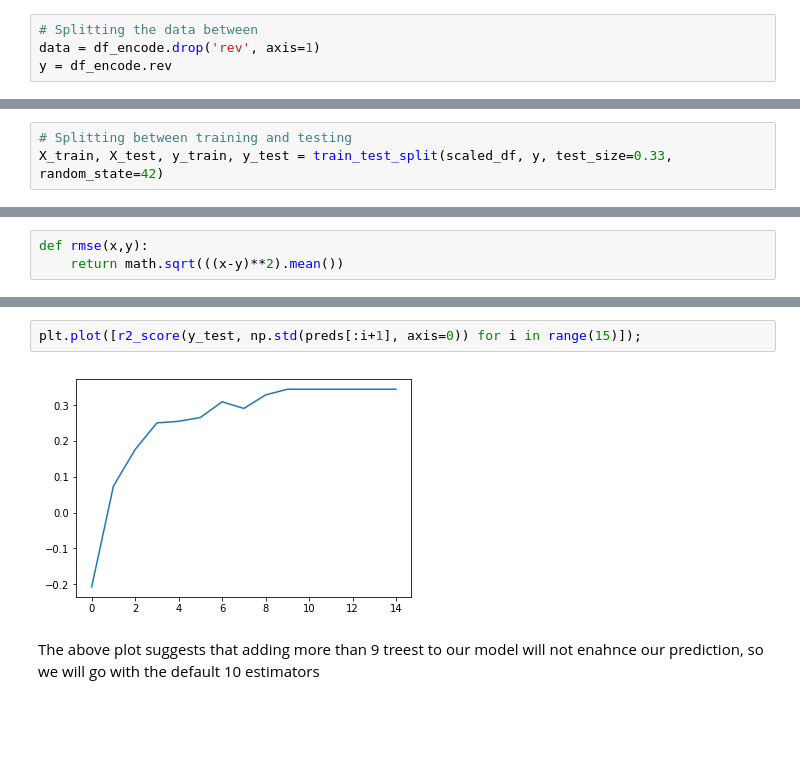
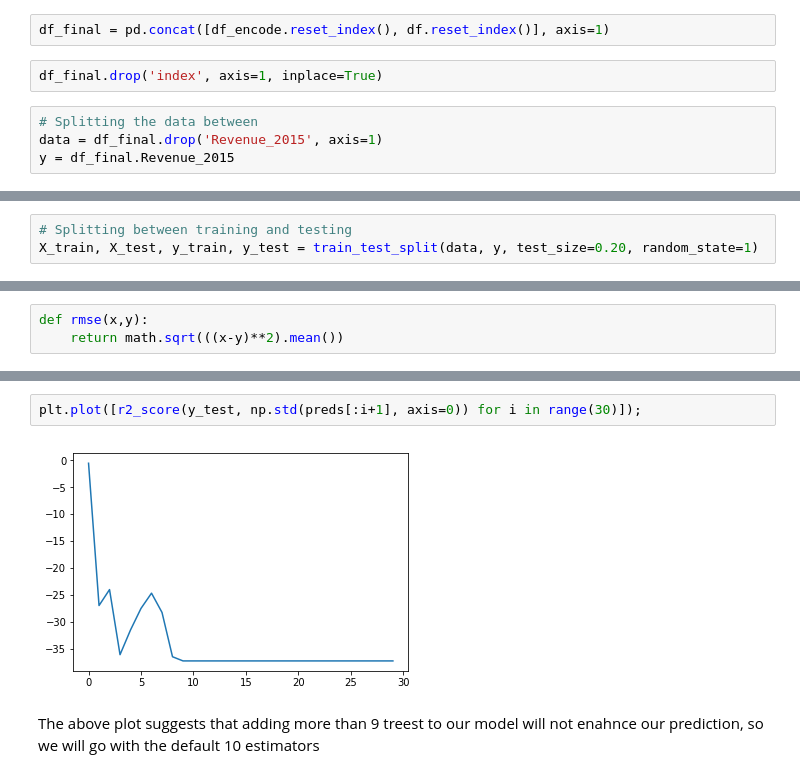
Before and after one commit to waficf/Kaggle_Competitions, a Jupyter notebook: AirBnB.ipynb, the cells around one changed output, grey strips where cells are left out. Drawn from its saved outputs; the diff is of its cells as text; blank space fills up the shorter version.

```diff
--- a/AirBnB.ipynb
+++ b/AirBnB.ipynb
@@ -389,4 +753,8 @@ df_encode = df_encode[df_encode.rev > 0].copy()
+# %%
+df_final = pd.concat([df_encode.reset_index(), df.reset_index()], axis=1)
+# %%
+df_final.drop('index', axis=1, inplace=True)
 # %%
 # Splitting the data between
-data = df_encode.drop('rev', axis=1)
-y = df_encode.rev
+data = df_final.drop('Revenue_2015', axis=1)
+y = df_final.Revenue_2015
@@ -397,6 +771,6 @@ len(data)
 # %%
 # Splitting between training and testing
-X_train, X_test, y_train, y_test = train_test_split(scaled_df, y, test_size=0.33, random_state=42)
+X_train, X_test, y_train, y_test = train_test_split(data, y, test_size=0.20, random_state=1)
 # %% [markdown]
 ## Random Forest
 # %% [markdown]
@@ -424,7 +796,7 @@ preds[:,0], np.std(preds[:,0]), y_test[0]
 # %%
-plt.plot([r2_score(y_test, np.std(preds[:i+1], axis=0)) for i in range(15)]);
+plt.plot([r2_score(y_test, np.std(preds[:i+1], axis=0)) for i in range(30)]);
 # %% [output]
-[figure, old version]
+[figure, new version]
 # %% [markdown]
 The above plot suggests that adding more than 9 treest to our model will not enahnce our prediction, so we will go with the default 10 estimators
 # %%
```
Also changed, not shown: parts of 91 cells of this notebook.
